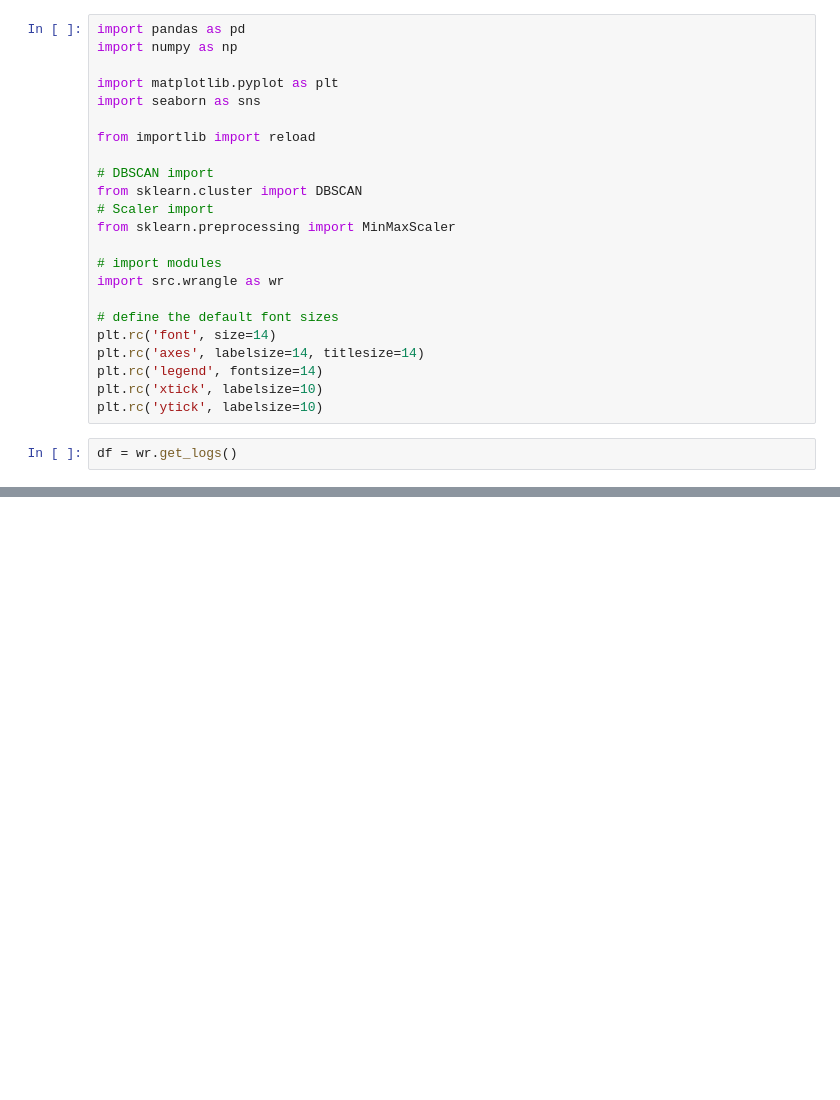
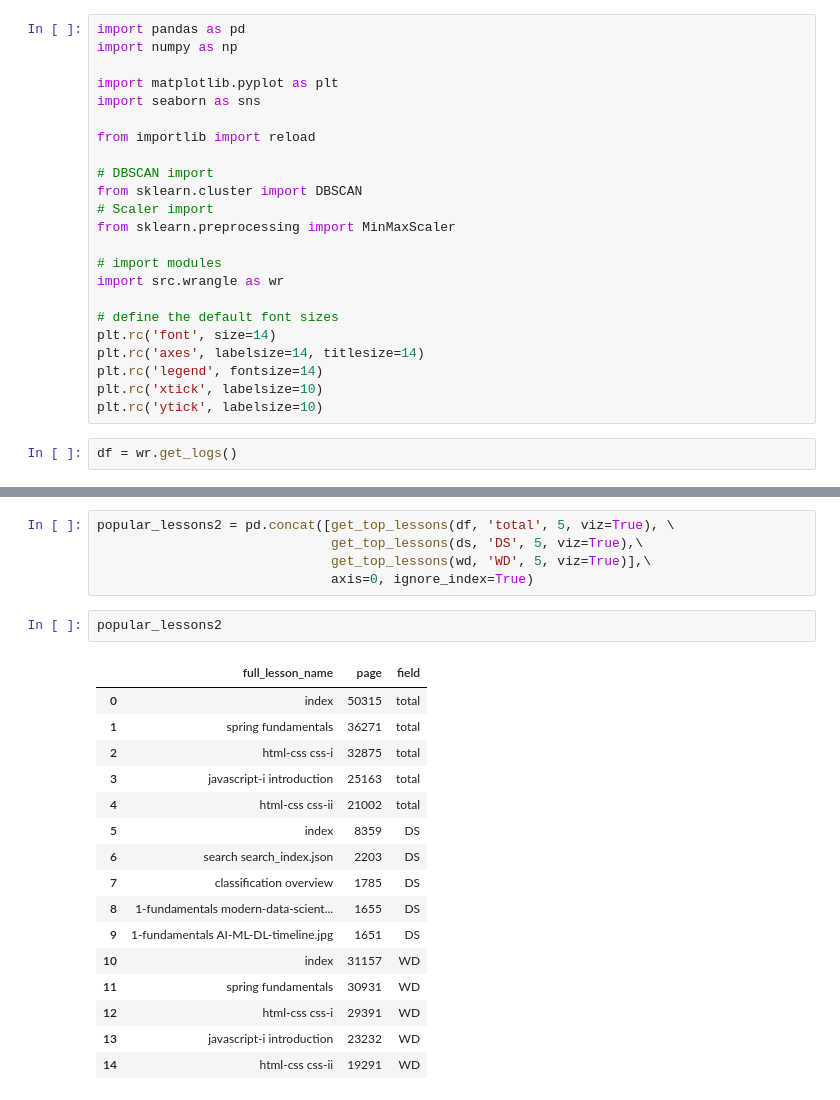
Before and after one commit to anomaly-detection-mirzahani/project, a Jupyter notebook: exploration-draft.ipynb, the cells around one changed output, grey strips where cells are left out. Cells and saved outputs as stored; diff of their text form; blank space fills up the shorter version.

```diff
--- a/exploration-draft.ipynb
+++ b/exploration-draft.ipynb
@@ -34,0 +86,24 @@ df.head()
+# %%
+popular_lessons2 = pd.concat([get_top_lessons(df, 'total', 5, viz=True), \
+                              get_top_lessons(ds, 'DS', 5, viz=True),\
+                              get_top_lessons(wd, 'WD', 5, viz=True)],\
+                              axis=0, ignore_index=True)
+# %%
+popular_lessons2
+# %% [output]
+|  | full_lesson_name | page | field |
+| 0 | index | 50315 | total |
+| 1 | spring fundamentals | 36271 | total |
+| 2 | html-css css-i | 32875 | total |
+| 3 | javascript-i introduction | 25163 | total |
+| 4 | html-css css-ii | 21002 | total |
+| 5 | index | 8359 | DS |
+| 6 | search search_index.json | 2203 | DS |
+| 7 | classification overview | 1785 | DS |
+| 8 | 1-fundamentals modern-data-scient... | 1655 | DS |
+| 9 | 1-fundamentals AI-ML-DL-timeline.jpg | 1651 | DS |
+| 10 | index | 31157 | WD |
+| 11 | spring fundamentals | 30931 | WD |
+| 12 | html-css css-i | 29391 | WD |
+| 13 | javascript-i introduction | 23232 | WD |
+| 14 | html-css css-ii | 19291 | WD |
```
Also changed, not shown: parts of 12 cells of this notebook.
